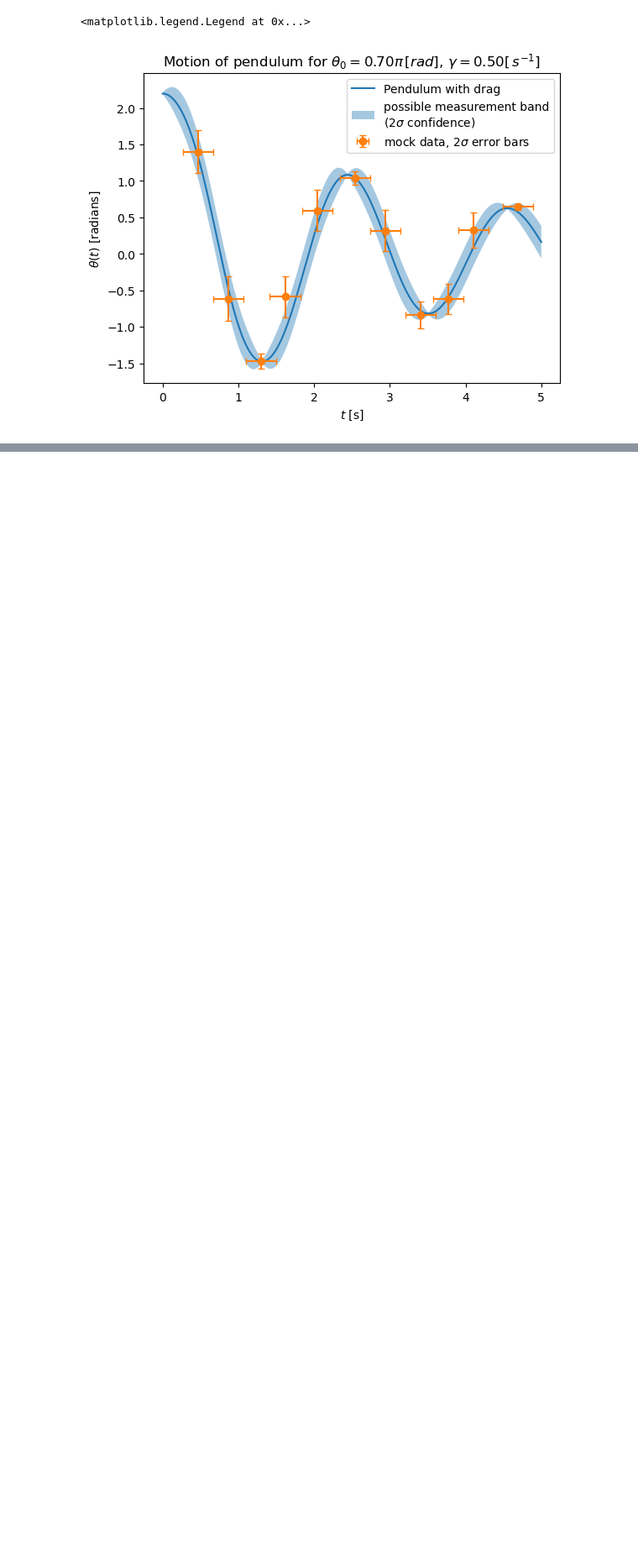
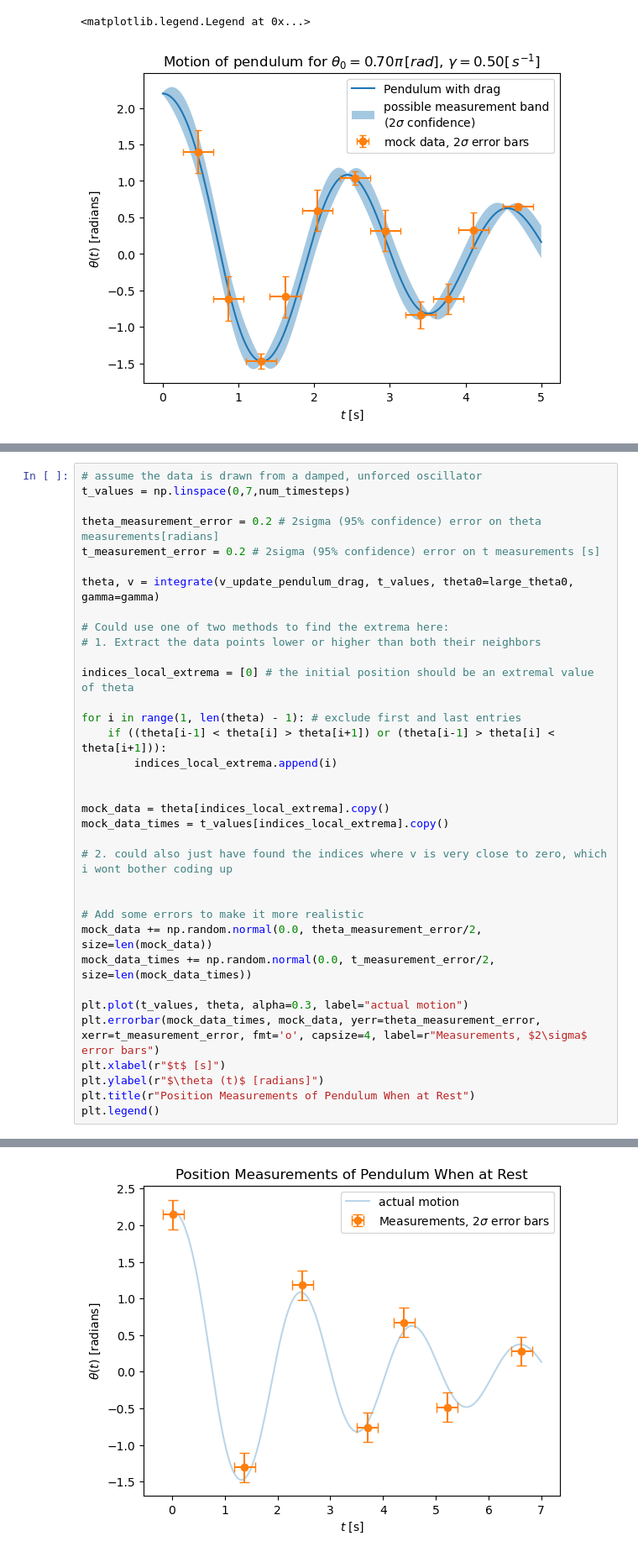
Before and after one commit to hbelzer/8.13-code-snippets, a Jupyter notebook: L0-Pendulum/simulate_pendulum.ipynb, the cells around one changed output, grey strips where cells are left out. Shown at 84% size. Drawn from its saved outputs; the diff is of its cells as text; blank space fills up the shorter version.

```diff
--- a/L0-Pendulum/simulate_pendulum.ipynb
+++ b/L0-Pendulum/simulate_pendulum.ipynb
@@ -462,0 +486,36 @@ plt.legend()
+# %%
+# assume the data is drawn from a damped, unforced oscillator
+t_values = np.linspace(0,7,num_timesteps)
+
+theta_measurement_error = 0.2 # 2sigma (95% confidence) error on theta measurements[radians]
+t_measurement_error = 0.2 # 2sigma (95% confidence) error on t measurements [s]
+
+theta, v = integrate(v_update_pendulum_drag, t_values, theta0=large_theta0, gamma=gamma)
+
+# Could use one of two methods to find the extrema here:
+# 1. Extract the data points lower or higher than both their neighbors
+
+indices_local_extrema = [0] # the initial position should be an extremal value of theta
+
+for i in range(1, len(theta) - 1): # exclude first and last entries
+    if ((theta[i-1] < theta[i] > theta[i+1]) or (theta[i-1] > theta[i] < theta[i+1])):
+        indices_local_extrema.append(i)
+
+
+mock_data = theta[indices_local_extrema].copy()
+mock_data_times = t_values[indices_local_extrema].copy()
+
+# 2. could also just have found the indices where v is very close to zero, which i wont bother coding up
+
+
+# Add some errors to make it more realistic
+mock_data += np.random.normal(0.0, theta_measurement_error/2, size=len(mock_data))
+mock_data_times += np.random.normal(0.0, t_measurement_error/2, size=len(mock_data_times))
+
+plt.plot(t_values, theta, alpha=0.3, label="actual motion")
+plt.errorbar(mock_data_times, mock_data, yerr=theta_measurement_error, xerr=t_measurement_error, fmt='o', capsize=4, label=r"Measurements, $2\sigma$ error bars")
+plt.xlabel(r"$t$ [s]")
+plt.ylabel(r"$\theta (t)$ [radians]")
+plt.title(r"Position Measurements of Pendulum When at Rest")
+plt.legend()
+# %% [output]
@@ -462,0 +523 @@ plt.legend()
+[figure, added]
```
Also changed, not shown: parts of 14 cells of this notebook.
